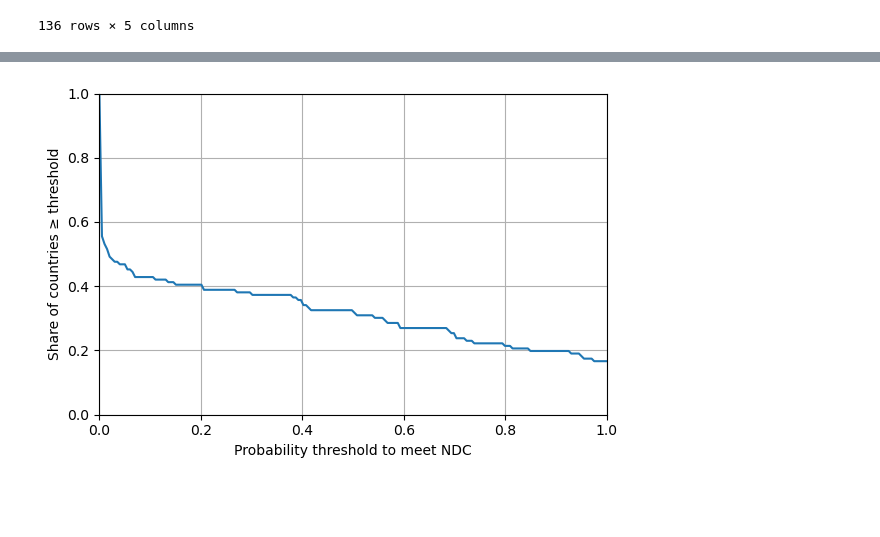
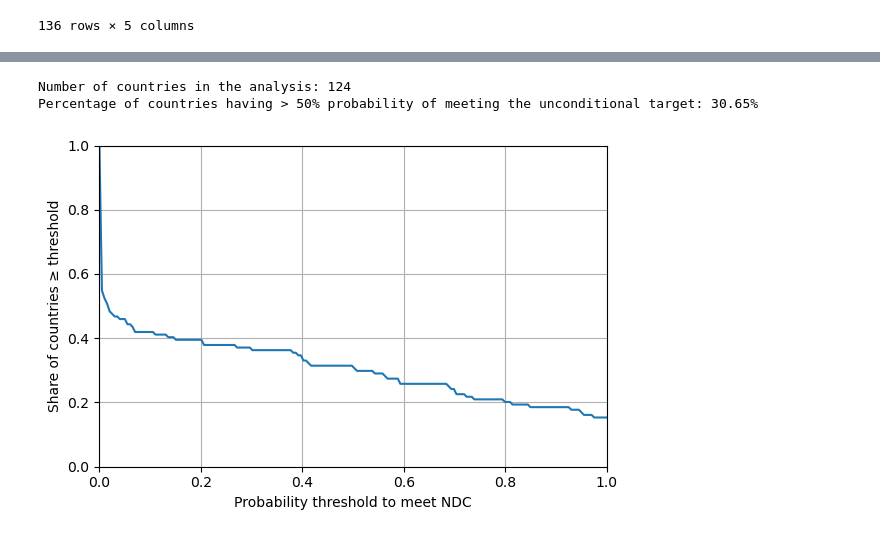
Before and after one commit to jroblar/ndc_evaluation, a Jupyter notebook: ml_scripts/ndc_probability_analysis.ipynb, the cells around one changed output, grey strips where cells are left out. Saved outputs shown, nothing was run; the diff lists cells and outputs as text; code cells hidden in the pictures; blank space fills up the shorter version.

```diff
--- a/ml_scripts/ndc_probability_analysis.ipynb
+++ b/ml_scripts/ndc_probability_analysis.ipynb
@@ -12,5 +10,6 @@ The autoreload extension is already loaded. To reload it, use:
 # %%
 edau = EDAUtils()
+pu = ProbUtils()
 # %%
 # Set up paths
 SCRIPT_DIR_PATH = os.getcwd()
@@ -269,7 +152,7 @@ projected_df.head()
 | 3 | id_AFG_10 | AFG | 2025 | 31.448054 |
 | 4 | id_AFG_10 | AFG | 2026 | 32.404918 |
 # %%
-target_evaluation_df = ndc_summary(
+target_evaluation_df = pu.ndc_summary(
     projected_df=projected_df,
     ndc_df=ndc_ref_base,
     cap_cols=["unconditional_target", "conditional_target"],
@@ -287,20 +169,0 @@ target_evaluation_df.head()
-# %%
-# Filter out outliers
-outlier_isos = [
-    "NAM",
-    "AGO",
-    "ZAF",
-    "QAT",
-    "LSO",
-    "EST",
-    "NOR",
-    "OMN",
-    "COL",
-    "SOM",
-    "LBN,"
-    "MDA"
-
-]
-
-target_evaluation_df = target_evaluation_df[~target_evaluation_df["iso_alpha_3"].isin(outlier_isos)]
-target_evaluation_df.head()
@@ -547,7 +283,16 @@ def plot_share_countries_above_probability(
+# %%
+total_countries = prob_analysis_df['iso_alpha_3'].nunique()
+total_countries_with_prob = prob_analysis_df[prob_analysis_df['meets_ndc_unconditional_target'] > 0.5]['iso_alpha_3'].nunique()
+
+print(f"Number of countries in the analysis: {total_countries}")
+print(f"Percentage of countries having > 50% probability of meeting the unconditional target: {(total_countries_with_prob / total_countries * 100):.2f}%")
+# %% [output]
+Number of countries in the analysis: 124
+Percentage of countries having > 50% probability of meeting the unconditional target: 30.65%
 # %%
-plot_share_countries_above_probability(
+pu.plot_share_countries_above_probability(
     target_evaluation_df,
     prob_col="meets_ndc_unconditional_target"
 )
 # %% [output]
-[figure, old version]
+[figure, new version]
```
Also changed, not shown: parts of 16 cells of this notebook, 1 other file.
